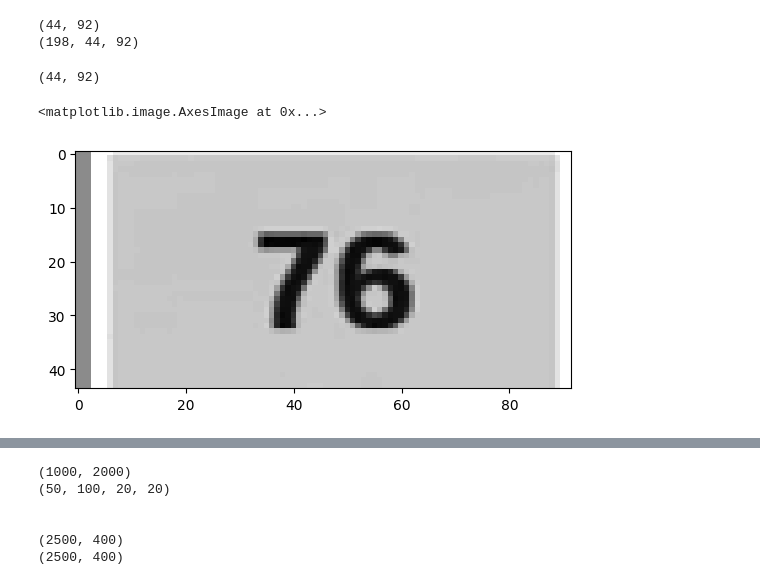
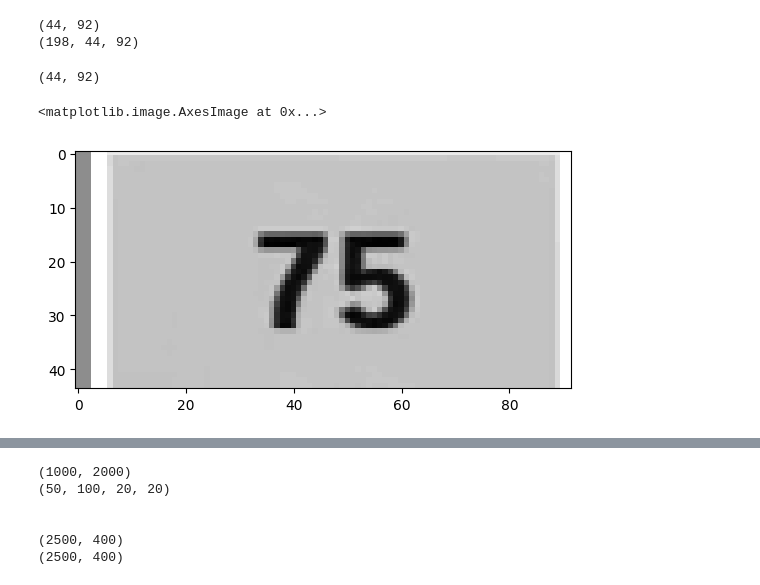
Before and after one commit to teleplayer123/image_classifier, a Jupyter notebook: test_image.ipynb, the cells around one changed output, grey strips where cells are left out. Cells and saved outputs as stored; diff of their text form; code cells hidden in the pictures.

```diff
--- a/test_image.ipynb
+++ b/test_image.ipynb
@@ -117,23 +140,23 @@ print(a.shape)
 # %%
 import os
 import pandas as pd
 import numpy as np
 import cv2
 import matplotlib.pyplot as plt
 
 
 image_dir = os.path.join(os.getcwd(), "datasets", "newer_images")
-img1_path = os.path.join(image_dir, "image40.png")
+img1_path = os.path.join(image_dir, "image10.png")
 img1 = cv2.imread(img1_path)
 img1 = cv2.cvtColor(img1,cv2.COLOR_BGR2GRAY)
 
 print(img1.shape)
 
 plt.imshow(img1, cmap="binary")
 # %% [output]
 (44, 92)
 <matplotlib.image.AxesImage at 0x...>
-[figure, old version]
+[figure, new version]
 # %%
 import os
 
```
Also changed, not shown: parts of 4 cells of this notebook.
